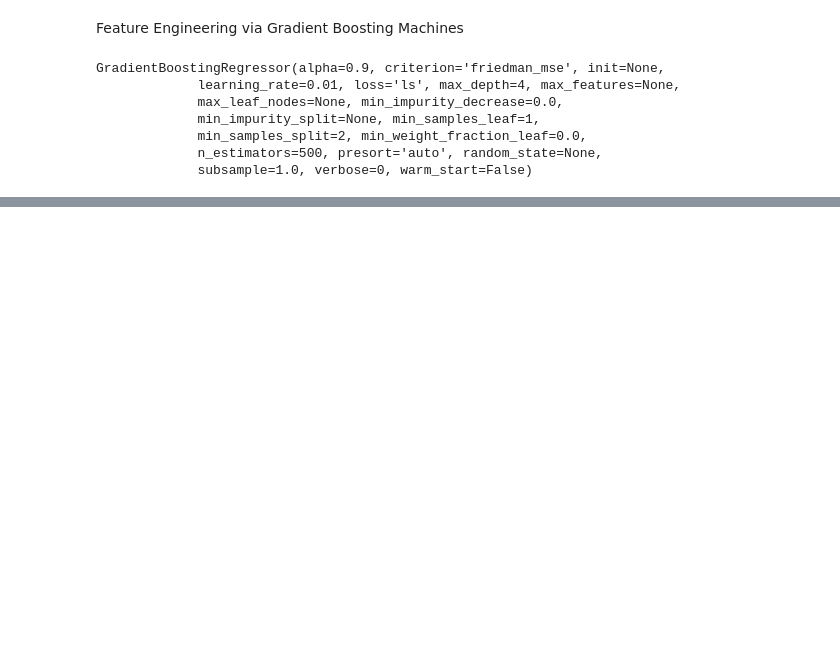
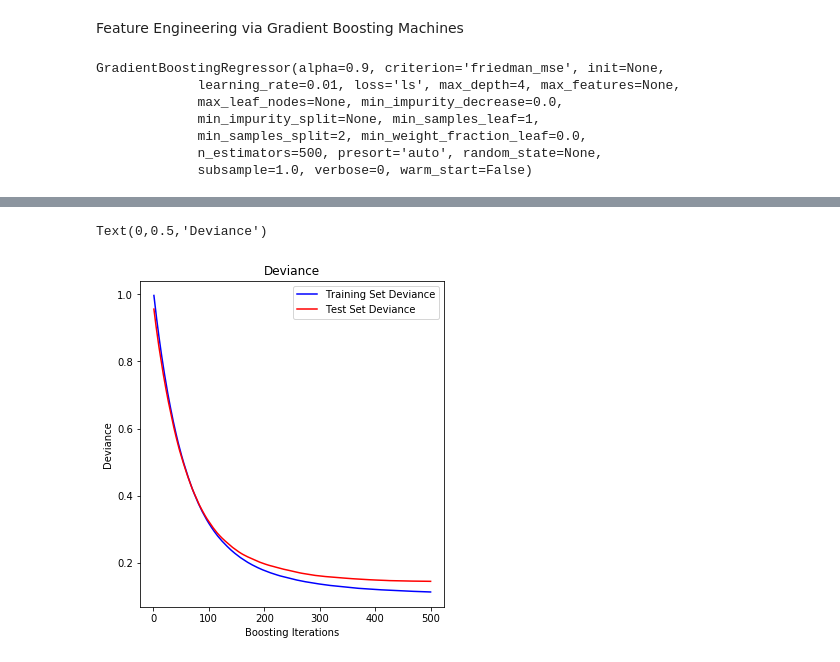
Before and after one commit to PIGMEnT-ecs/pigment, a Jupyter notebook: pigment/Decision-trees.ipynb, the cells around one changed output, grey strips where cells are left out. Saved outputs shown, nothing was run; the diff lists cells and outputs as text; code cells hidden in the pictures; blank space fills up the shorter version.

```diff
--- a/pigment/Decision-trees.ipynb
+++ b/pigment/Decision-trees.ipynb
@@ -66,0 +49,5 @@ x_test = test_df.values
+# %%
+X = scaled_features.values[:, 0:(n-3)]
+# We only care about the Gibbs Formation Energy
+Yform = scaled_features.values[:, (n-2)]
+# Yband = df.values[:, (n-1)]
@@ -67,3 +58,7 @@ x_test = test_df.values
+# %%
+xtrain1, xtest1, ytrain1, ytest1 = train_test_split(
+    X, Yform, test_size=0.25, random_state=3393
+    )
 # %% [markdown]
 Feature Engineering via Gradient Boosting Machines
 # %%
@@ -72,7 +67,7 @@ params = {'n_estimators': 500, 'max_depth': 4, 'min_samples_split': 2,
 # %%
 clf = GradientBoostingRegressor(**params)
 # %%
-clf.fit(x_train, y1_train)
+clf.fit(xtrain1, ytrain1)
 # %% [output]
 GradientBoostingRegressor(alpha=0.9, criterion='friedman_mse', init=None,
              learning_rate=0.01, loss='ls', max_depth=4, max_features=None,
@@ -90,2 +85,19 @@ MSE: 0.0093
 # %%
 test_score = np.zeros((params['n_estimators'],), dtype=np.float64)
+# %%
+for i, ypred in enumerate(clf.staged_predict(xtest1)):
+    test_score[i] = clf.loss_(ytest1, ypred)
+# %%
+plt.figure(figsize=(12, 6))
+plt.subplot(1, 2, 1)
+plt.title('Deviance')
+plt.plot(np.arange(params['n_estimators']) + 1, clf.train_score_, 'b-',
+         label='Training Set Deviance')
+plt.plot(np.arange(params['n_estimators']) + 1, test_score, 'r-',
+         label='Test Set Deviance')
+plt.legend(loc='upper right')
+plt.xlabel('Boosting Iterations')
+plt.ylabel('Deviance')
+# %% [output]
+Text(0,0.5,'Deviance')
+[figure, added]
```
Also changed, not shown: parts of 21 cells of this notebook, 3 other files.
